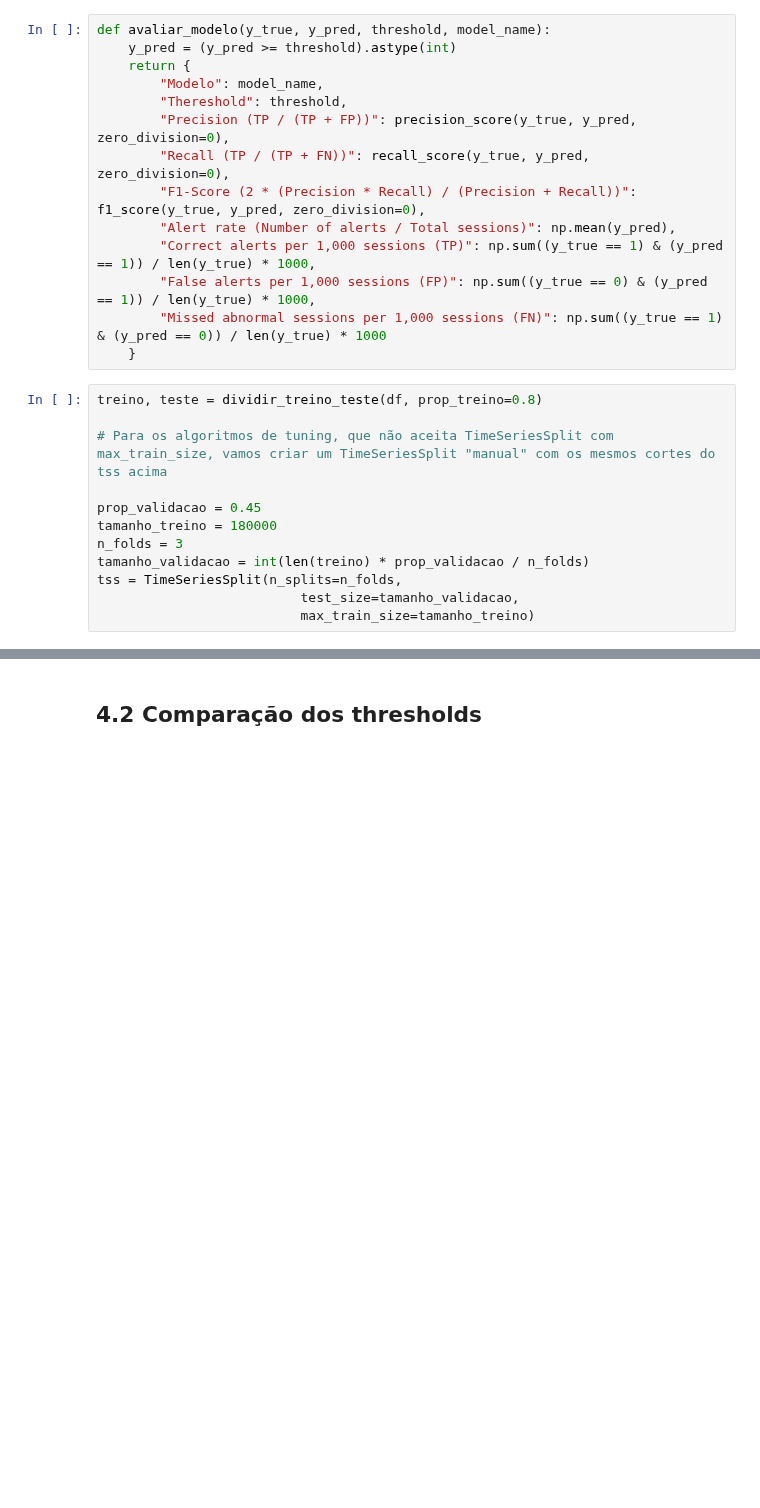
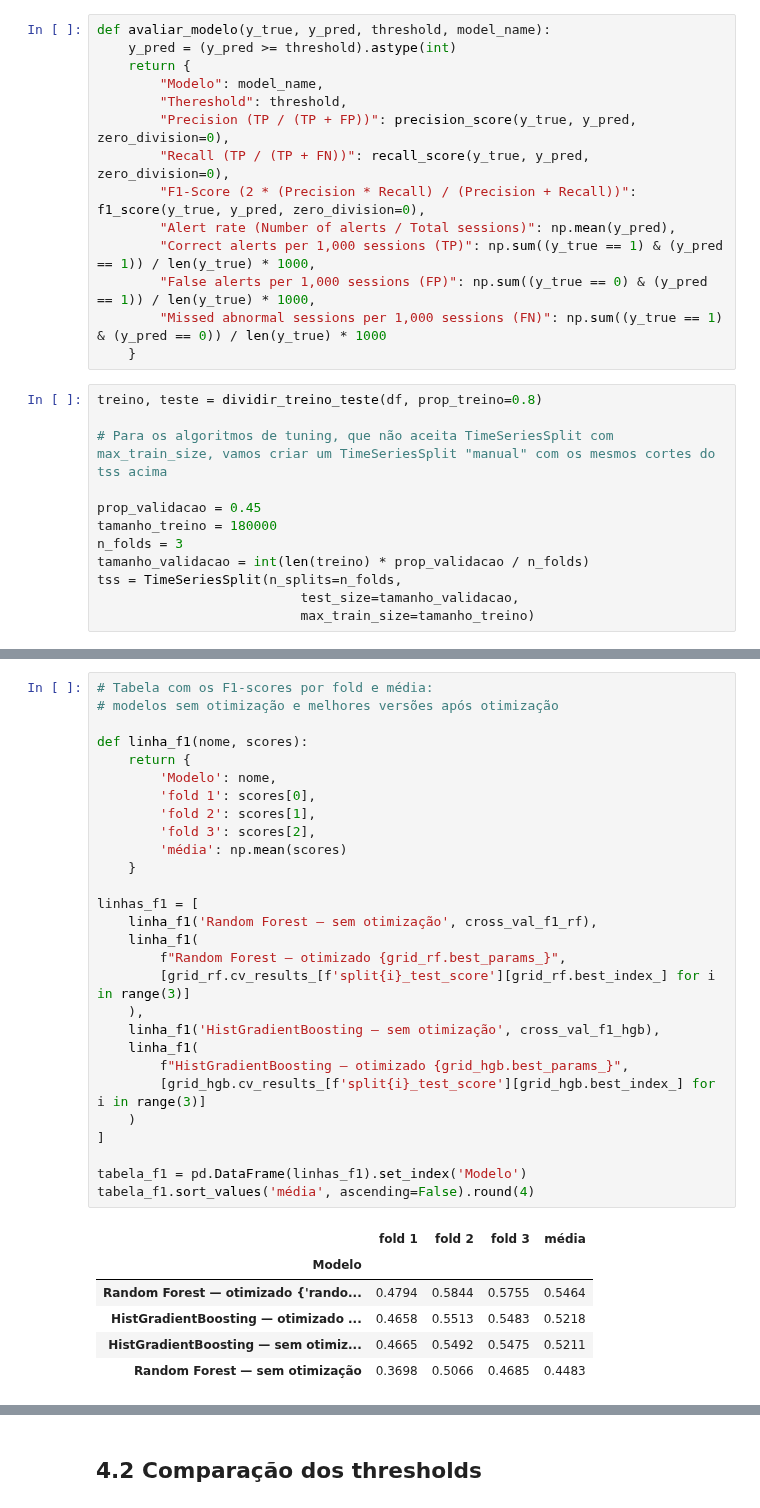
Before and after one commit to RaphaelMoragas/Minera-o_de_Dados_MEI, a Jupyter notebook: Projeto_Final/Projeto_MINDD_Final.ipynb, the cells around one changed output, grey strips where cells are left out. Drawn from its saved outputs; the diff is of its cells as text; blank space fills up the shorter version.

```diff
--- a/Projeto_Final/Projeto_MINDD_Final.ipynb
+++ b/Projeto_Final/Projeto_MINDD_Final.ipynb
@@ -2750,0 +2685,35 @@ Melhor pontuação (f1): 0.5243473595848754
+# %%
+# Tabela com os F1-scores por fold e média:
+# modelos sem otimização e melhores versões após otimização
+
+def linha_f1(nome, scores):
+    return {
+        'Modelo': nome,
+        'fold 1': scores[0],
+        'fold 2': scores[1],
+        'fold 3': scores[2],
+        'média': np.mean(scores)
+    }
+
+linhas_f1 = [
+    linha_f1('Random Forest — sem otimização', cross_val_f1_rf),
+    linha_f1(
+        f"Random Forest — otimizado {grid_rf.best_params_}",
+        [grid_rf.cv_results_[f'split{i}_test_score'][grid_rf.best_index_] for i in range(3)]
+    ),
+    linha_f1('HistGradientBoosting — sem otimização', cross_val_f1_hgb),
+    linha_f1(
+        f"HistGradientBoosting — otimizado {grid_hgb.best_params_}",
+        [grid_hgb.cv_results_[f'split{i}_test_score'][grid_hgb.best_index_] for i in range(3)]
+    )
+]
+
+tabela_f1 = pd.DataFrame(linhas_f1).set_index('Modelo')
+tabela_f1.sort_values('média', ascending=False).round(4)
+# %% [output]
+|  | fold 1 | fold 2 | fold 3 | média |
+| Modelo |  |  |  |  |
+| Random Forest — otimizado {'rando... | 0.4794 | 0.5844 | 0.5755 | 0.5464 |
+| HistGradientBoosting — otimizado ... | 0.4658 | 0.5513 | 0.5483 | 0.5218 |
+| HistGradientBoosting — sem otimiz... | 0.4665 | 0.5492 | 0.5475 | 0.5211 |
+| Random Forest — sem otimização | 0.3698 | 0.5066 | 0.4685 | 0.4483 |
```
Also changed, not shown: parts of 19 cells of this notebook, 3 other files.
